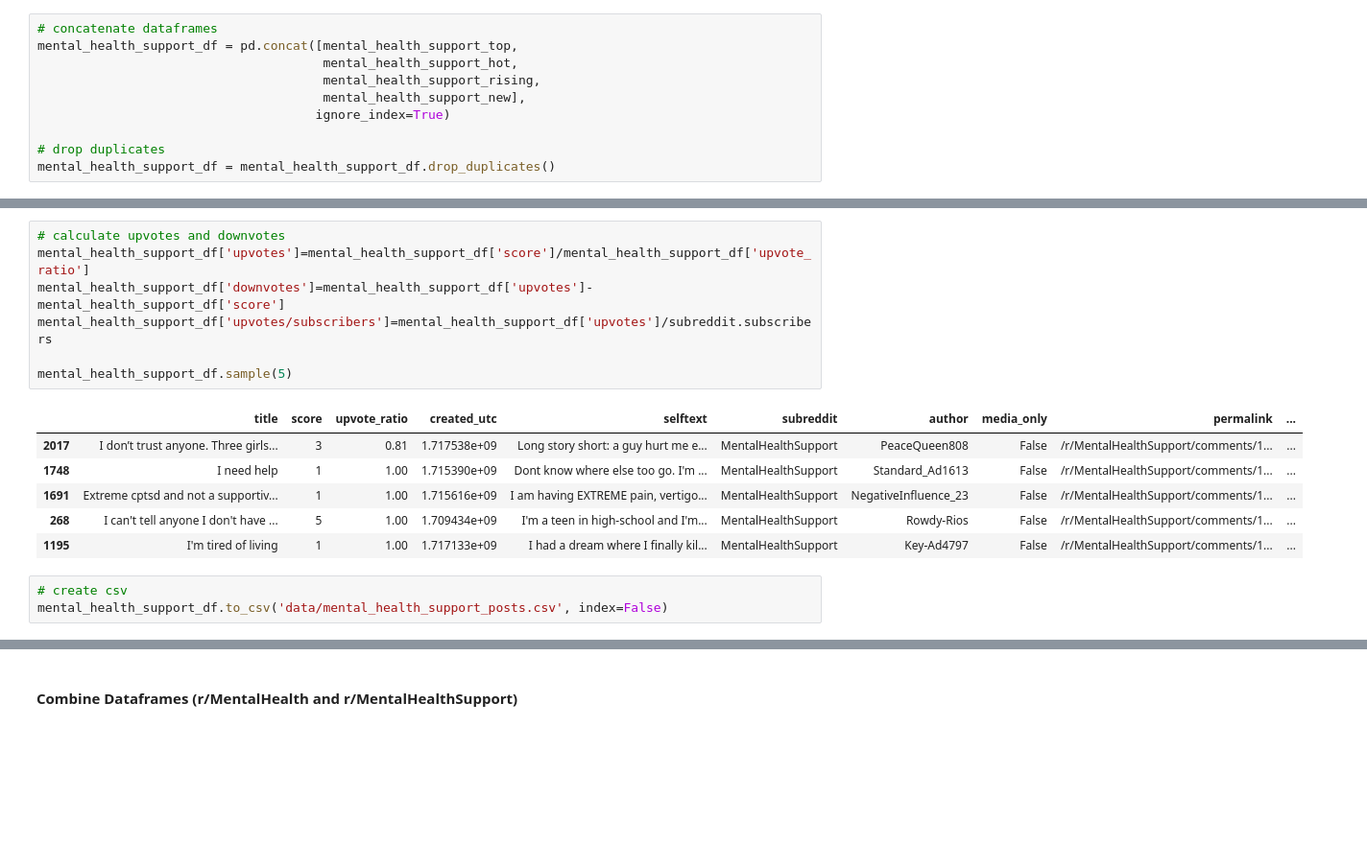
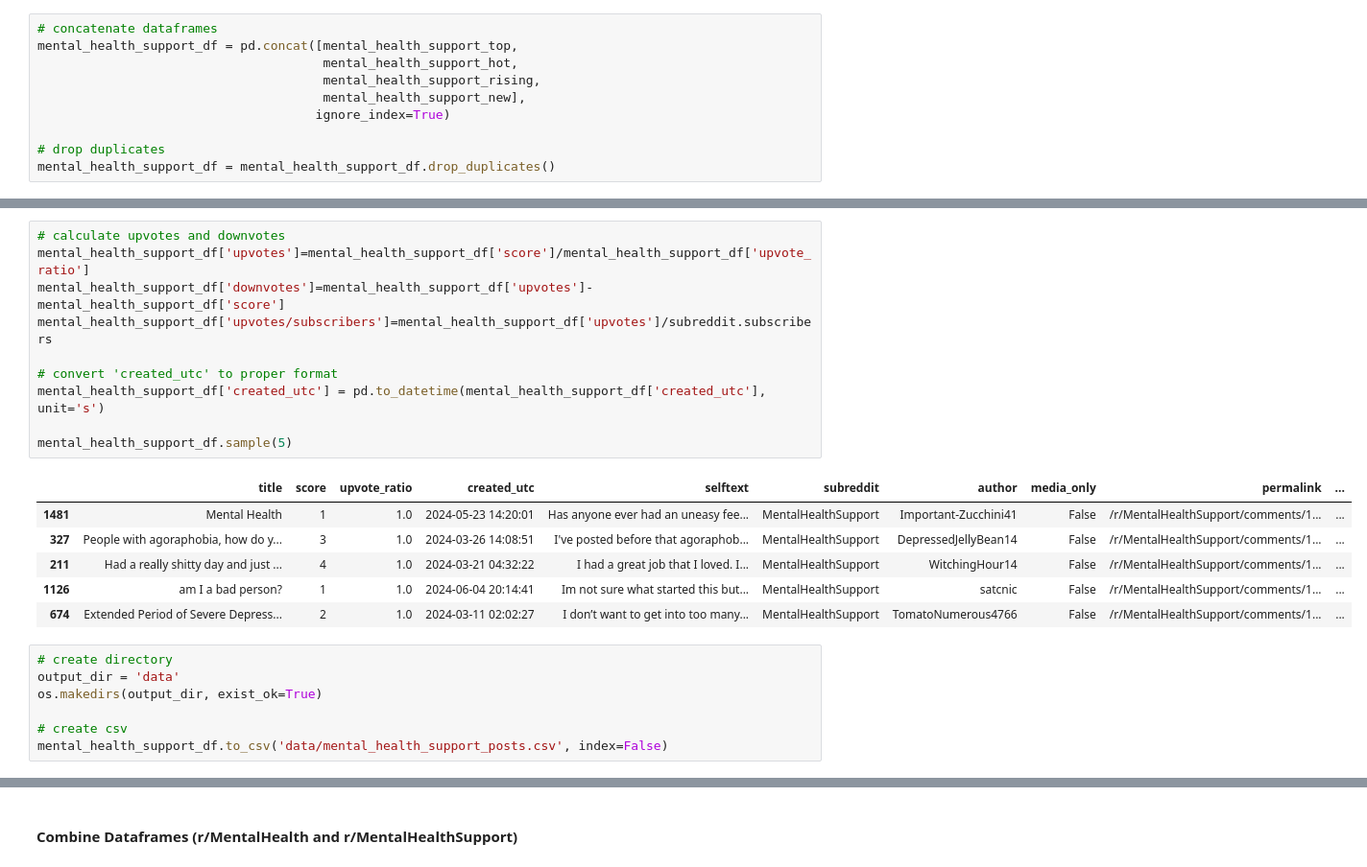
Before and after one commit to amyou518/ADS509, a Jupyter notebook: Exploring Mental Health Discourse on Reddit.ipynb, the cells around one changed output, grey strips where cells are left out. Shown at 96% size. Saved outputs shown, nothing was run; the diff lists cells and outputs as text; blank space fills up the shorter version.

```diff
--- a/Exploring Mental Health Discourse on Reddit.ipynb
+++ b/Exploring Mental Health Discourse on Reddit.ipynb
@@ -310,18 +314,25 @@ mental_health_support_df.head()
 # %%
 # calculate upvotes and downvotes
 mental_health_support_df['upvotes']=mental_health_support_df['score']/mental_health_support_df['upvote_ratio']
 mental_health_support_df['downvotes']=mental_health_support_df['upvotes']-mental_health_support_df['score']
 mental_health_support_df['upvotes/subscribers']=mental_health_support_df['upvotes']/subreddit.subscribers
 
+# convert 'created_utc' to proper format
+mental_health_support_df['created_utc'] = pd.to_datetime(mental_health_support_df['created_utc'], unit='s')
+
 mental_health_support_df.sample(5)
 # %% [output]
 |  | title | score | upvote_ratio | created_utc | selftext | subreddit | author | media_only | permalink | ... |
-| 2017 | I don’t trust anyone. Three girls... | 3 | 0.81 | 1.717538e+09 | Long story short: a guy hurt me e... | MentalHealthSupport | PeaceQueen808 | False | /r/MentalHealthSupport/comments/1... | ... |
-| 1748 | I need help | 1 | 1.00 | 1.715390e+09 | Dont know where else too go. I'm ... | MentalHealthSupport | Standard_Ad1613 | False | /r/MentalHealthSupport/comments/1... | ... |
-| 1691 | Extreme cptsd and not a supportiv... | 1 | 1.00 | 1.715616e+09 | I am having EXTREME pain, vertigo... | MentalHealthSupport | NegativeInfluence_23 | False | /r/MentalHealthSupport/comments/1... | ... |
-| 268 | I can't tell anyone I don't have ... | 5 | 1.00 | 1.709434e+09 | I'm a teen in high-school and I'm... | MentalHealthSupport | Rowdy-Rios | False | /r/MentalHealthSupport/comments/1... | ... |
-| 1195 | I'm tired of living | 1 | 1.00 | 1.717133e+09 | I had a dream where I finally kil... | MentalHealthSupport | Key-Ad4797 | False | /r/MentalHealthSupport/comments/1... | ... |
+| 1481 | Mental Health | 1 | 1.0 | 2024-05-23 14:20:01 | Has anyone ever had an uneasy fee... | MentalHealthSupport | Important-Zucchini41 | False | /r/MentalHealthSupport/comments/1... | ... |
+| 327 | People with agoraphobia, how do y... | 3 | 1.0 | 2024-03-26 14:08:51 | I've posted before that agoraphob... | MentalHealthSupport | DepressedJellyBean14 | False | /r/MentalHealthSupport/comments/1... | ... |
+| 211 | Had a really shitty day and just ... | 4 | 1.0 | 2024-03-21 04:32:22 | I had a great job that I loved. I... | MentalHealthSupport | WitchingHour14 | False | /r/MentalHealthSupport/comments/1... | ... |
+| 1126 | am I a bad person? | 1 | 1.0 | 2024-06-04 20:14:41 | Im not sure what started this but... | MentalHealthSupport | satcnic | False | /r/MentalHealthSupport/comments/1... | ... |
+| 674 | Extended Period of Severe Depress... | 2 | 1.0 | 2024-03-11 02:02:27 | I don’t want to get into too many... | MentalHealthSupport | TomatoNumerous4766 | False | /r/MentalHealthSupport/comments/1... | ... |
 # %%
+# create directory
+output_dir = 'data'
+os.makedirs(output_dir, exist_ok=True)
+
 # create csv
 mental_health_support_df.to_csv('data/mental_health_support_posts.csv', index=False)
 # %%
```
Also changed, not shown: parts of 11 cells of this notebook, 4 other files.
